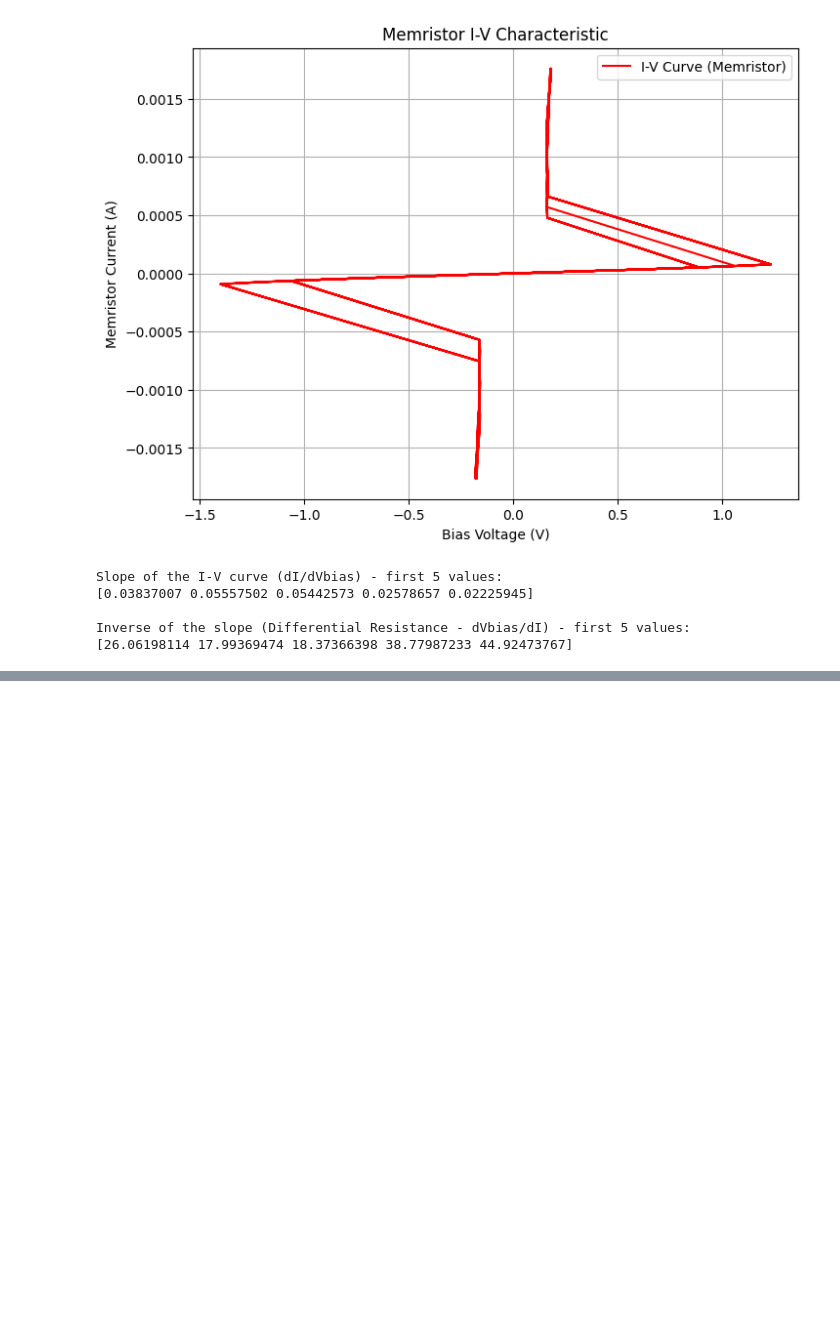
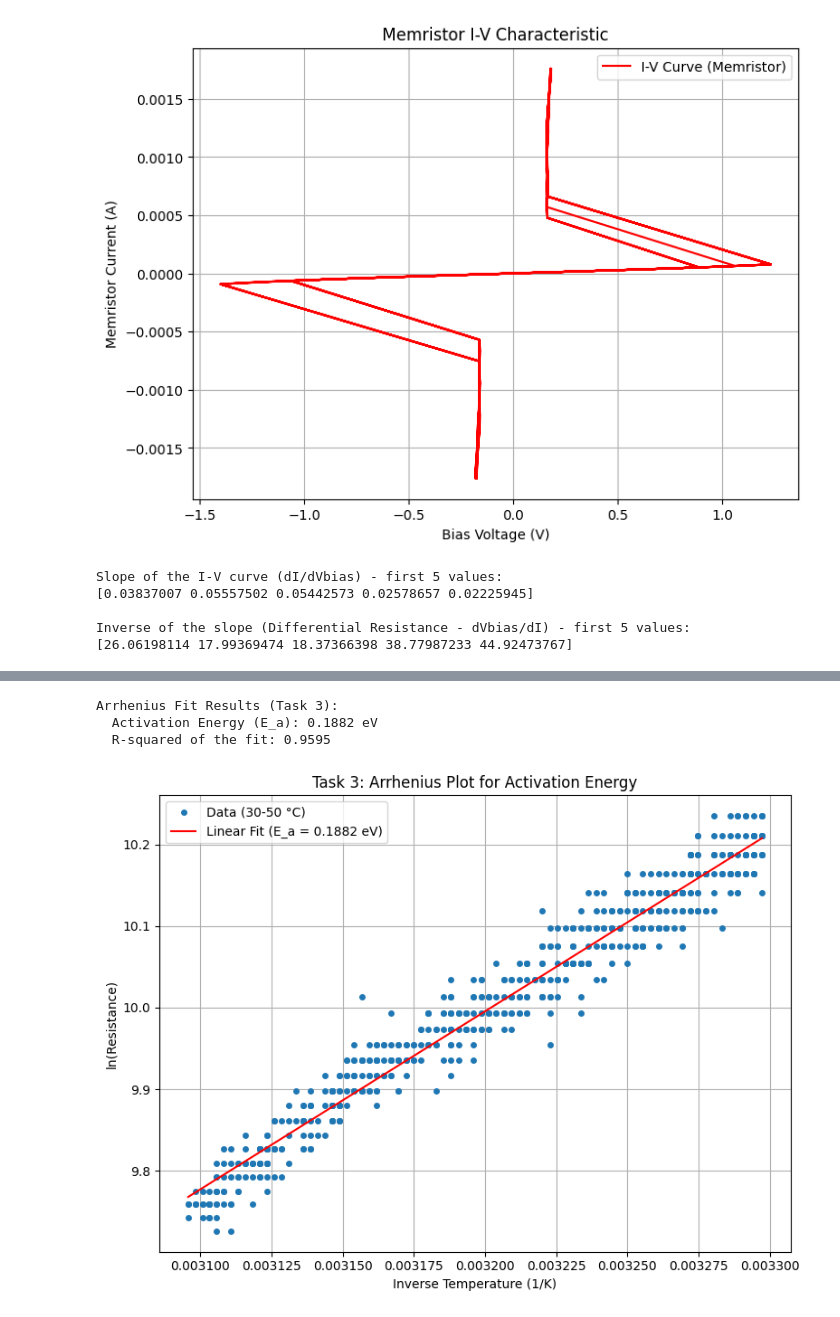
Before and after one commit to peti12352/physeng_lab_reports, a Jupyter notebook: courses/nano/neuro/data/meas_app/ketpaneles_meroprogram/analyze_memristor_data.ipynb, the cells around one changed output, grey strips where cells are left out. Cells and saved outputs as stored; diff of their text form; code cells hidden in the pictures; blank space fills up the shorter version.

```diff
--- a/courses/nano/neuro/data/meas_app/ketpaneles_meroprogram/analyze_memristor_data.ipynb
+++ b/courses/nano/neuro/data/meas_app/ketpaneles_meroprogram/analyze_memristor_data.ipynb
@@ -253,0 +406,65 @@ else:
+# %%
+# Task 3 (Advanced): Arrhenius Fit for Activation Energy
+import pandas as pd
+import numpy as np
+import matplotlib.pyplot as plt
+from scipy.stats import linregress
+
+# --- Configuration ---
+k_B = 8.617333262e-5 # Boltzmann constant in eV/K
+
+# --- Load and Process Data ---
+df = pd.read_csv('docs/task3.csv', sep='\t')
+df = df.sort_values('Time (s)')
+
+temp_C = df['Temperature (C)'].to_numpy()
+res = df['Sample Resistance (Ohm)'].to_numpy()
+
+# Find max temperature index to isolate the heating branch
+idx_max_temp = temp_C.argmax()
+t_heat_C = temp_C[:idx_max_temp+1]
+r_heat = res[:idx_max_temp+1]
+
+# --- Select Data for Fitting ---
+# Only fit the semiconductor region (before the sharp drop)
+# We'll use a temperature range well below the transition, e.g., 30-50 °C
+fit_mask = (t_heat_C > 30) & (t_heat_C < 50)
+t_fit_C = t_heat_C[fit_mask]
+r_fit = r_heat[fit_mask]
+
+# Convert to Kelvin for the Arrhenius plot
+t_fit_K = t_fit_C + 273.15
+inv_T = 1 / t_fit_K
+ln_R = np.log(r_fit)
+
+# --- Perform Linear Fit ---
+slope, intercept, r_value, p_value, std_err = linregress(inv_T, ln_R)
+fit_line = slope * inv_T + intercept
+
+# --- Calculate Activation Energy ---
+# The slope of ln(R) vs 1/T is E_a / k_B
+E_a = slope * k_B
+
+print(f"Arrhenius Fit Results (Task 3):")
+print(f"  Activation Energy (E_a): {E_a:.4f} eV")
+print(f"  R-squared of the fit: {r_value**2:.4f}")
+
+# --- Plot the Arrhenius Fit ---
+fig, ax = plt.subplots(figsize=(8, 6))
+ax.plot(inv_T, ln_R, 'o', label='Data (30-50 °C)', markersize=4)
+ax.plot(inv_T, fit_line, 'r-', label=f'Linear Fit (E_a = {E_a:.4f} eV)')
+ax.set_xlabel('Inverse Temperature (1/K)')
+ax.set_ylabel('ln(Resistance)')
+ax.set_title('Task 3: Arrhenius Plot for Activation Energy')
+ax.grid(True)
+ax.legend()
+plt.tight_layout()
+
+# Save the figure and show plot
+fig.savefig('docs/task3_arrhenius_fit.png', dpi=300)
+plt.show()
+# %% [output]
+Arrhenius Fit Results (Task 3):
+  Activation Energy (E_a): 0.1882 eV
+  R-squared of the fit: 0.9595
+[figure, added]
```
Also changed, not shown: parts of 8 cells of this notebook, 20 other files.
